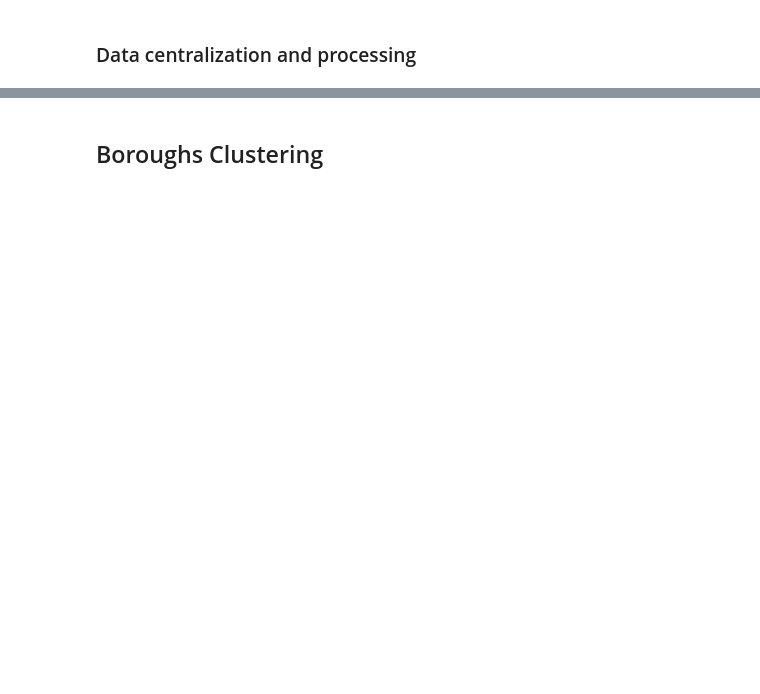
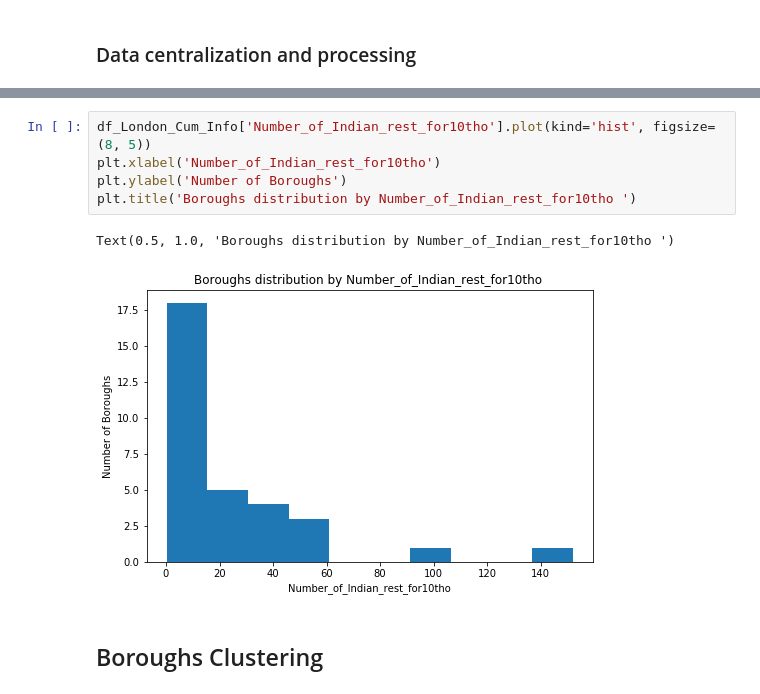
Before and after one commit to AMJ234/Coursera_Capstone, a Jupyter notebook: Battle_of_neighb.ipynb, the cells around one changed output, grey strips where cells are left out. Drawn from its saved outputs; the diff is of its cells as text; blank space fills up the shorter version.

```diff
--- a/Battle_of_neighb.ipynb
+++ b/Battle_of_neighb.ipynb
@@ -293,2 +326,10 @@ df_London_Cum_Info.head()
+# %%
+df_London_Cum_Info['Number_of_Indian_rest_for10tho'].plot(kind='hist', figsize=(8, 5))
+plt.xlabel('Number_of_Indian_rest_for10tho')
+plt.ylabel('Number of Boroughs')
+plt.title('Boroughs distribution by Number_of_Indian_rest_for10tho ')
+# %% [output]
+Text(0.5, 1.0, 'Boroughs distribution by Number_of_Indian_rest_for10tho ')
+[figure, added]
 # %% [markdown]
 ## Boroughs Clustering
```
Also changed, not shown: parts of 24 cells of this notebook.
